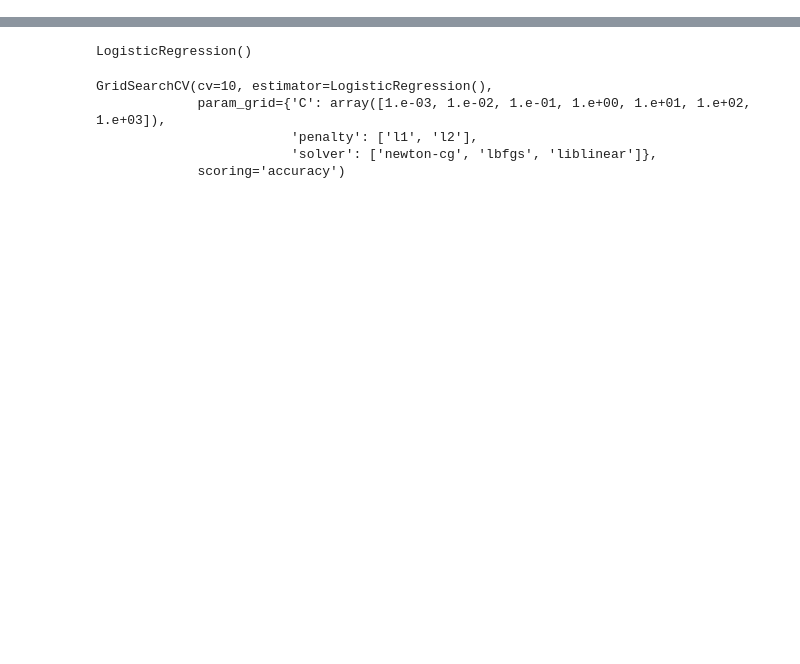
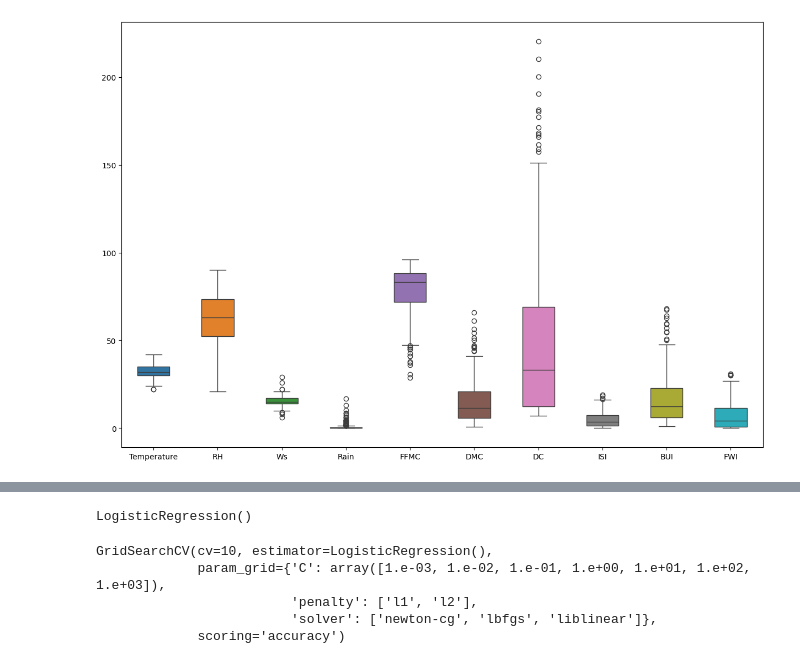
Before and after one commit to ShubhamMallick/Project_august_batch, a Jupyter notebook: Notebook/test.ipynb, the cells around one changed output, grey strips where cells are left out. Cells and saved outputs as stored; diff of their text form; code cells hidden in the pictures; blank space fills up the shorter version.

```diff
--- a/Notebook/test.ipynb
+++ b/Notebook/test.ipynb
@@ -78,0 +85,10 @@ data.head()
+# %%
+# Assuming 'data' is a DataFrame
+fig, ax = plt.subplots(figsize=(15, 10))
+
+# Correcting the code by removing 'fillersize' and adjusting valid parameters
+sns.boxplot(data=data, width=0.5, ax=ax)
+
+plt.show()
+# %% [output]
+[figure, added]
```
Also changed, not shown: parts of 34 cells of this notebook, 9 other files.
